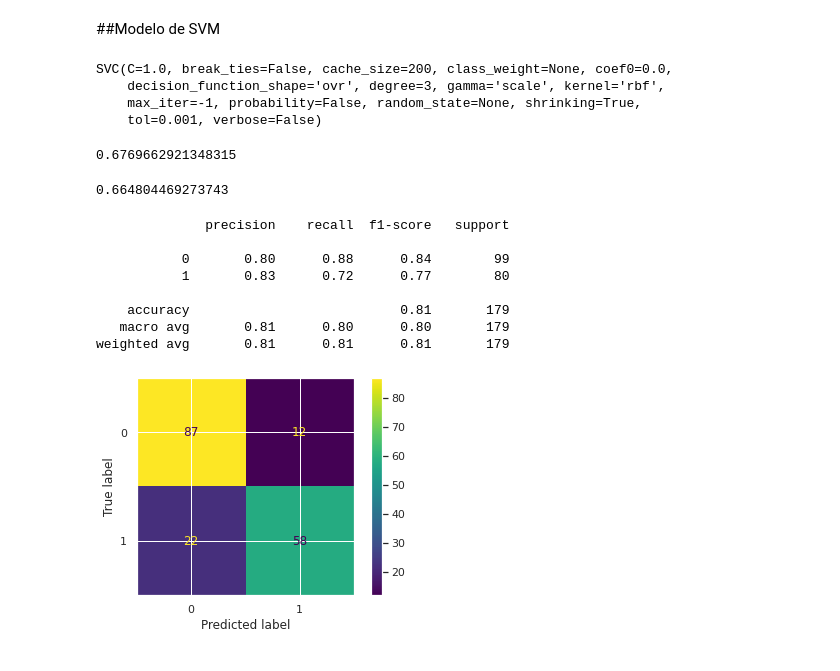
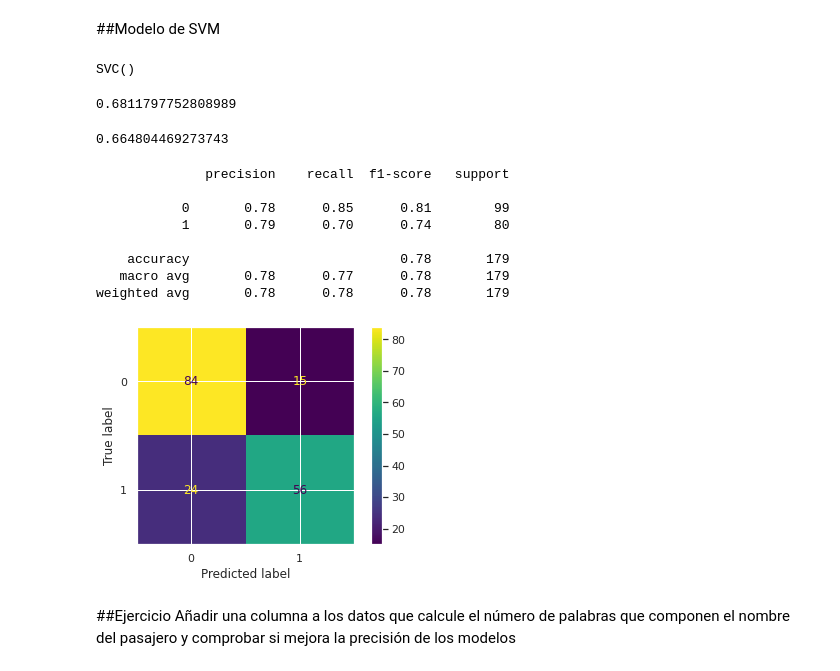
Before and after one commit to EmmaGB/Curso-de-introduccion-a-Big-Data-Parte-3-nov2021, a Jupyter notebook: 9_ML_Titanic_RegLog_KNN_RF_SVC.ipynb, the cells around one changed output. Cells and saved outputs as stored; diff of their text form; code cells hidden in the pictures.

```diff
--- a/9_ML_Titanic_RegLog_KNN_RF_SVC.ipynb
+++ b/9_ML_Titanic_RegLog_KNN_RF_SVC.ipynb
@@ -367,7 +348,7 @@ clase
 # %% [markdown]
 Añadimos estas columnas a nuestro DataFrame
 # %%
-train_data = pd.concat([train_data,clase,genero,puerto],axis=1)
+train_data = pd.concat([train_data,genero,puerto],axis=1)
 # %%
 train_data.info()
 # %% [output]
@@ -391,7 +372,7 @@ memory usage: 81.0+ KB
 # %% [markdown]
 Y eliminamos las columnas con datos por categorías
 # %%
-train_data.drop(["PassengerId","Pclass","Name","Sex","Ticket","Embarked"],axis=1,inplace=True)
+train_data.drop(["PassengerId","Name","Sex","Ticket","Embarked"],axis=1,inplace=True)
 # %%
 train_data.info()
 # %% [output]
@@ -666,15 +632,12 @@ svc = SVC()
 # %%
 svc.fit(X_train, y_train)
 # %% [output]
-SVC(C=1.0, break_ties=False, cache_size=200, class_weight=None, coef0=0.0,
-    decision_function_shape='ovr', degree=3, gamma='scale', kernel='rbf',
-    max_iter=-1, probability=False, random_state=None, shrinking=True,
-    tol=0.001, verbose=False)
+SVC()
 # %%
 predictions_svc = svc.predict(X_test)
 print(svc.score(X_train, y_train))
 # %% [output]
-0.6769662921348315
+0.6811797752808989
 # %%
 print(svc.score(X_test, y_test))
 # %% [output]
@@ -685,16 +648,19 @@ print(classification_report(y_test, predictions_svc))
 # %% [output]
               precision    recall  f1-score   support
 
-           0       0.80      0.88      0.84        99
-           1       0.83      0.72      0.77        80
+           0       0.78      0.85      0.81        99
+           1       0.79      0.70      0.74        80
 
-    accuracy                           0.81       179
-   macro avg       0.81      0.80      0.80       179
-weighted avg       0.81      0.81      0.81       179
+    accuracy                           0.78       179
+   macro avg       0.78      0.77      0.78       179
+weighted avg       0.78      0.78      0.78       179
 # %%
 cm = confusion_matrix(y_test, predictions_svc)
-disp = ConfusionMatrixDisplay(confusion_matrix=cm, display_labels=svc.classes_)
+disp = ConfusionMatrixDisplay(confusion_matrix=cm)
 disp.plot()
 plt.show()
 # %% [output]
-[figure, old version]
+[figure, new version]
+# %% [markdown]
+##Ejercicio
+Añadir una columna a los datos que calcule el número de palabras que componen el nombre del pasajero y comprobar si mejora la precisión de los modelos
```
Also changed, not shown: parts of 44 cells of this notebook.
